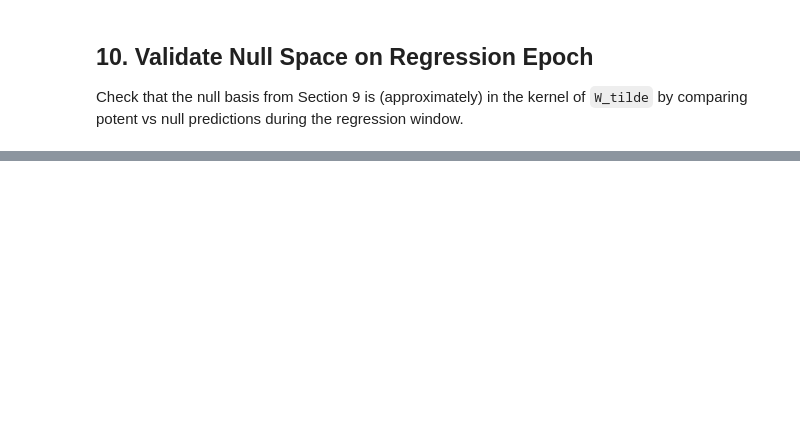
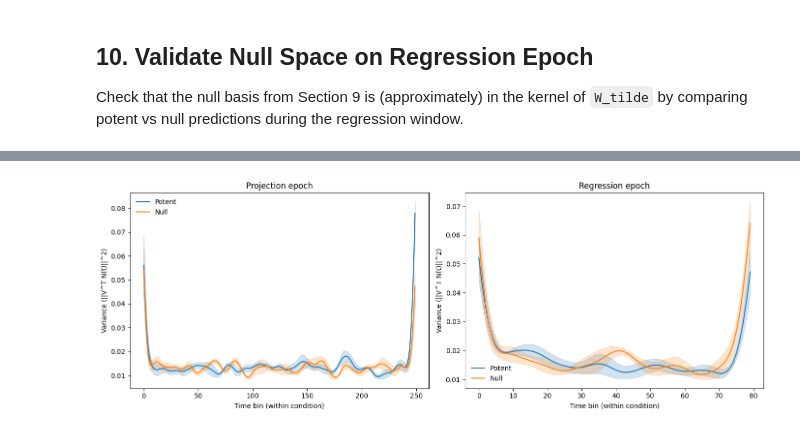
Before and after one commit to ioqfwfq/SBCAT, a Jupyter notebook: null_space.ipynb, the cells around one changed output, grey strips where cells are left out. Saved outputs shown, nothing was run; the diff lists cells and outputs as text; code cells hidden in the pictures; blank space fills up the shorter version.

Commit message:
Update analysis notebooks: add null space and cell selection analysis, update existing notebooks

```diff
--- a/null_space.ipynb
+++ b/null_space.ipynb
@@ -2073,0 +1742,17 @@ print(f"  Comparison: Source k={k_source}, Target k={k_target} (target = source
+# %%
+# Run PCA on source matrix with k_source = 2 × k_target
+k_source = int(min(firing_rate_normalized_source.shape[0], firing_rate_normalized_source.shape[1], 2 * k_target))
+print(f"Running PCA on source matrix with k_source={k_source} (2 × k_target={2*k_target})...")
+
+U_full_s, s_full_s, Vt_full_s = np.linalg.svd(firing_rate_normalized_source, full_matrices=False)
+U_source = U_full_s[:, :k_source]
+S_source = np.diag(s_full_s[:k_source])
+Vt_source = Vt_full_s[:k_source, :]
+
+scores_source_full = U_source @ S_source  # shape: (n_units_source, k_source)
+pc_matrix_source = Vt_source             # shape: (k_source, timebins)
+
+print(f"Source PCA: k_source={k_source}, scores shape {scores_source_full.shape}, pc_matrix_source shape {pc_matrix_source.shape}")
+
+var_explained_source = (s_full_s ** 2) / np.sum(s_full_s ** 2)
+print(f"Cumulative explained variance (k_source={k_source}): {var_explained_source[:k_source].sum():.4f}")
@@ -2137,7 +1826,7 @@ M_train (TARGET latent, regression epoch columns): shape (52, 400)
 # Shape: (k_target, k_source)
 
 # Set ridge regularization parameter
-lam = 0.1  # Can be adjusted/tuned
+lam = 0.01  # Can be adjusted/tuned
 
 print("=== Ridge Regression Setup ===")
 print(f"Ridge parameter λ: {lam}")
@@ -2815,0 +2228,53 @@ plt.show()
+# %%
+# Visualization: time-resolved variance potent vs null (source)
+import matplotlib.pyplot as plt
+from matplotlib import cm
+
+t_bins_proj = np.arange(var_time_proj['pot_mean'].shape[0]) if var_time_proj['pot_mean'] is not None else np.array([])
+t_bins_reg = np.arange(var_time_reg['pot_mean'].shape[0]) if var_time_reg['pot_mean'] is not None else np.array([])
+
+fig, axs = plt.subplots(1, 2, figsize=(14, 5))
+# Projection
+if var_time_proj['pot_mean'] is not None:
+    axs[0].plot(t_bins_proj, var_time_proj['pot_mean'], label='Potent', color='tab:blue')
+    axs[0].fill_between(t_bins_proj,
+                        var_time_proj['pot_mean'] - var_time_proj['pot_sem'],
+                        var_time_proj['pot_mean'] + var_time_proj['pot_sem'],
+                        color='tab:blue', alpha=0.2)
+    axs[0].plot(t_bins_proj, var_time_proj['null_mean'], label='Null', color='tab:orange')
+    axs[0].fill_between(t_bins_proj,
+                        var_time_proj['null_mean'] - var_time_proj['null_sem'],
+                        var_time_proj['null_mean'] + var_time_proj['null_sem'],
+                        color='tab:orange', alpha=0.2)
+    axs[0].set_title('Projection epoch')
+else:
+    axs[0].text(0.5, 0.5, 'No projection data', ha='center')
+    axs[0].set_axis_off()
+axs[0].set_xlabel('Time bin (within condition)')
+axs[0].set_ylabel('Variance (||V^T N(t)||^2)')
+axs[0].legend(frameon=False)
+
+# Regression
+if var_time_reg['pot_mean'] is not None:
+    axs[1].plot(t_bins_reg, var_time_reg['pot_mean'], label='Potent', color='tab:blue')
+    axs[1].fill_between(t_bins_reg,
+                        var_time_reg['pot_mean'] - var_time_reg['pot_sem'],
+                        var_time_reg['pot_mean'] + var_time_reg['pot_sem'],
+                        color='tab:blue', alpha=0.2)
+    axs[1].plot(t_bins_reg, var_time_reg['null_mean'], label='Null', color='tab:orange')
+    axs[1].fill_between(t_bins_reg,
+                        var_time_reg['null_mean'] - var_time_reg['null_sem'],
+                        var_time_reg['null_mean'] + var_time_reg['null_sem'],
+                        color='tab:orange', alpha=0.2)
+    axs[1].set_title('Regression epoch')
+else:
+    axs[1].text(0.5, 0.5, 'No regression data', ha='center')
+    axs[1].set_axis_off()
+axs[1].set_xlabel('Time bin (within condition)')
+axs[1].set_ylabel('Variance (||V^T N(t)||^2)')
+axs[1].legend(frameon=False)
+
+plt.tight_layout()
+plt.show()
+# %% [output]
+[figure, added]
```
Also changed, not shown: parts of 46 cells of this notebook, 1 other file.
